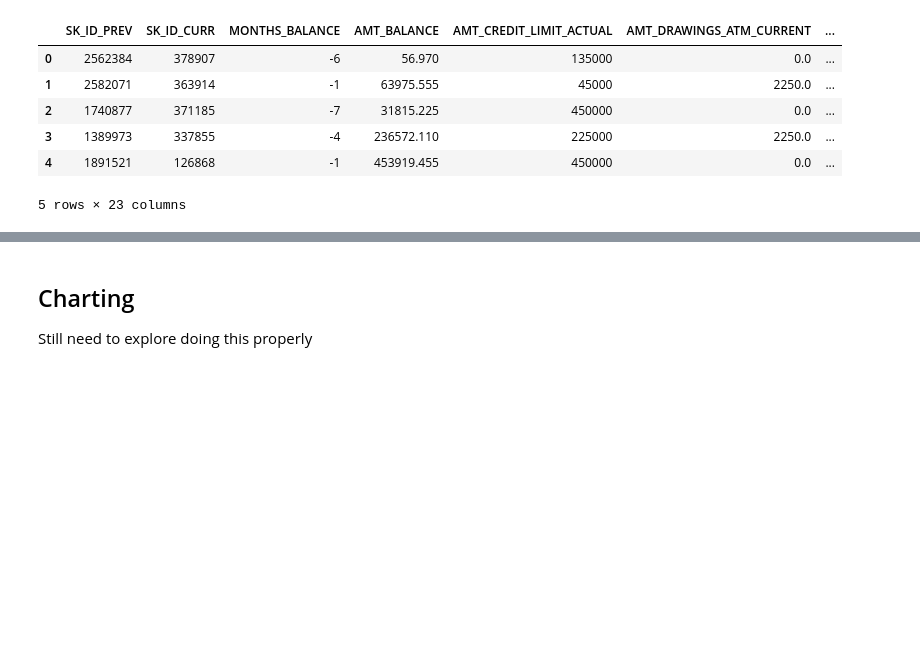
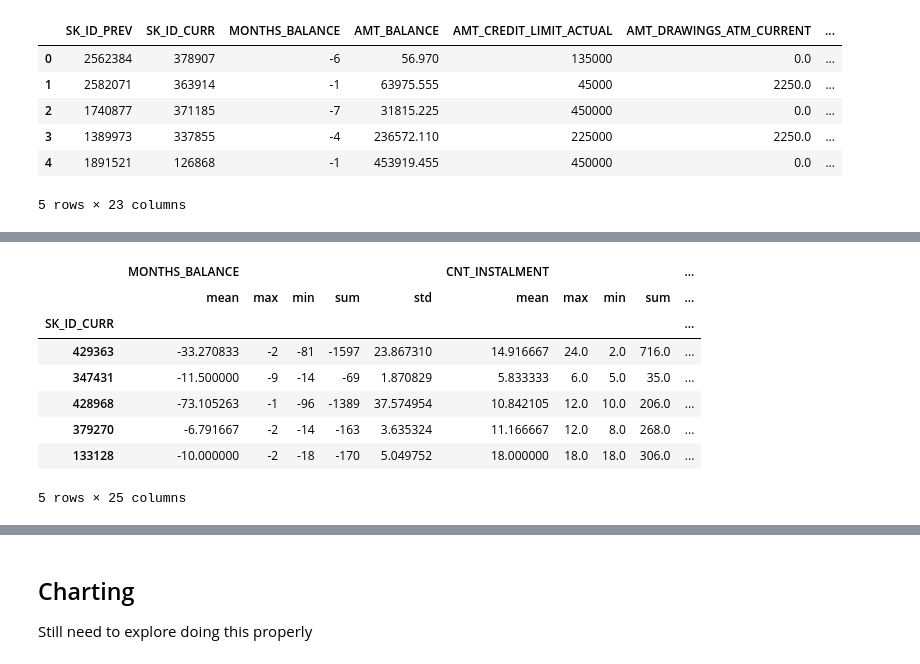
Before and after one commit to odog96/cml-rapids, a Jupyter notebook: First_Exploration.ipynb, the cells around one changed output, grey strips where cells are left out. Saved outputs shown, nothing was run; the diff lists cells and outputs as text; code cells hidden in the pictures; blank space fills up the shorter version.

```diff
--- a/First_Exploration.ipynb
+++ b/First_Exploration.ipynb
@@ -101,0 +159,15 @@ avg_bureau = bureau.merge(avg_bbalance, how='left',
+# %%
+#sum_pc_balance
+sum_pc_balance = pc_balance.drop('SK_ID_PREV', axis=1).select_dtypes('number').groupby('SK_ID_CURR') \
+            .agg(agg_func)
+sum_pc_balance.head(5)
+# %% [output]
+|  | MONTHS_BALANCE |  |  |  |  | CNT_INSTALMENT |  |  |  | ... |
+|  | mean | max | min | sum | std | mean | max | min | sum | ... |
+| SK_ID_CURR |  |  |  |  |  |  |  |  |  | ... |
+| 429363 | -33.270833 | -2 | -81 | -1597 | 23.867310 | 14.916667 | 24.0 | 2.0 | 716.0 | ... |
+| 347431 | -11.500000 | -9 | -14 | -69 | 1.870829 | 5.833333 | 6.0 | 5.0 | 35.0 | ... |
+| 428968 | -73.105263 | -1 | -96 | -1389 | 37.574954 | 10.842105 | 12.0 | 10.0 | 206.0 | ... |
+| 379270 | -6.791667 | -2 | -14 | -163 | 3.635324 | 11.166667 | 12.0 | 8.0 | 268.0 | ... |
+| 133128 | -10.000000 | -2 | -18 | -170 | 5.049752 | 18.000000 | 18.0 | 18.0 | 306.0 | ... |
+5 rows × 25 columns
```
Also changed, not shown: parts of 20 cells of this notebook.
